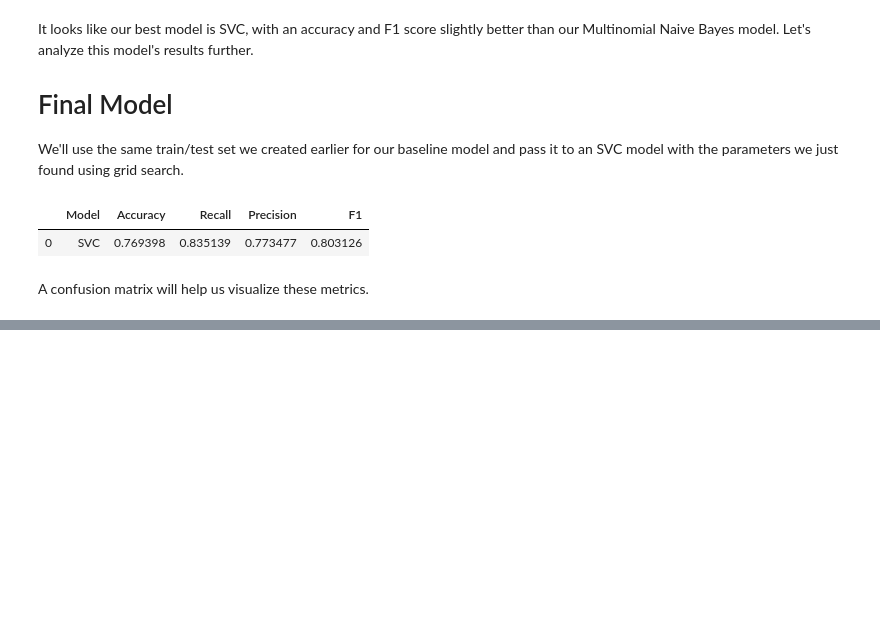
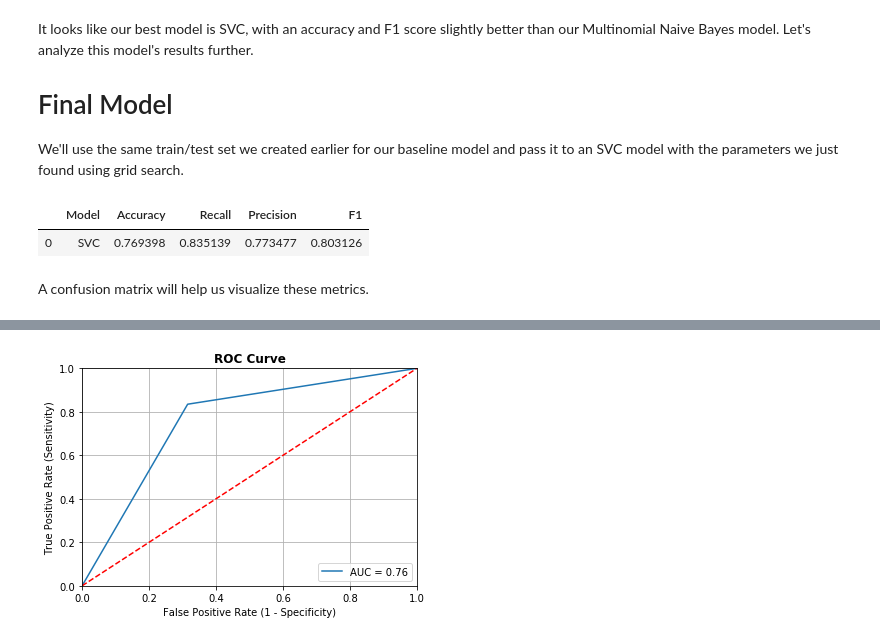
Before and after one commit to carlosiruiz/Movie_Review_Classifier, a Jupyter notebook: Notebooks_and_Code/Modeling.ipynb, the cells around one changed output, grey strips where cells are left out. Drawn from its saved outputs; the diff is of its cells as text; code cells hidden in the pictures; blank space fills up the shorter version.

```diff
--- a/Notebooks_and_Code/Modeling.ipynb
+++ b/Notebooks_and_Code/Modeling.ipynb
@@ -193,0 +281,18 @@ Confusion Matrix, without normalization
+# %%
+fpr, tpr, threshold = metrics.roc_curve(y_test, y_pred)
+roc_auc = metrics.auc(fpr, tpr)
+
+plt.title('ROC Curve', fontweight='bold')
+plt.plot(fpr, tpr, label = 'AUC = %0.2f' % roc_auc)
+plt.legend(loc = 'lower right')
+plt.plot([0, 1], [0, 1],'r--')
+plt.xlim([0, 1])
+plt.ylim([0, 1])
+plt.ylabel('True Positive Rate (Sensitivity)')
+plt.xlabel('False Positive Rate (1 - Specificity)')
+plt.savefig('../Images/roc_curve.png')
+
+# Show the grid lines as dark grey lines
+plt.grid(b=True, which='major', linestyle='-')
+# %% [output]
+[figure, added]
```
Also changed, not shown: parts of 7 cells of this notebook, 3 other files.
